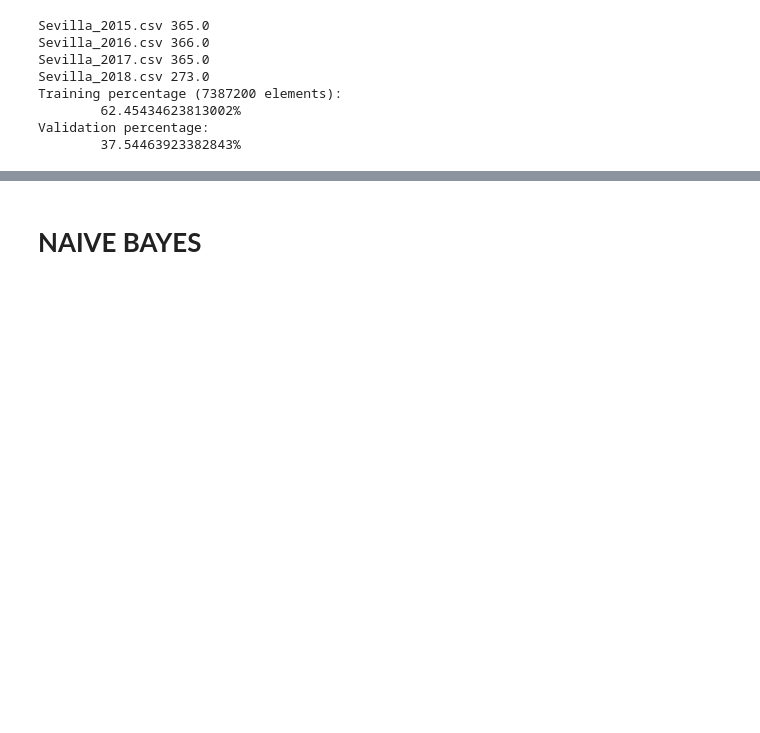
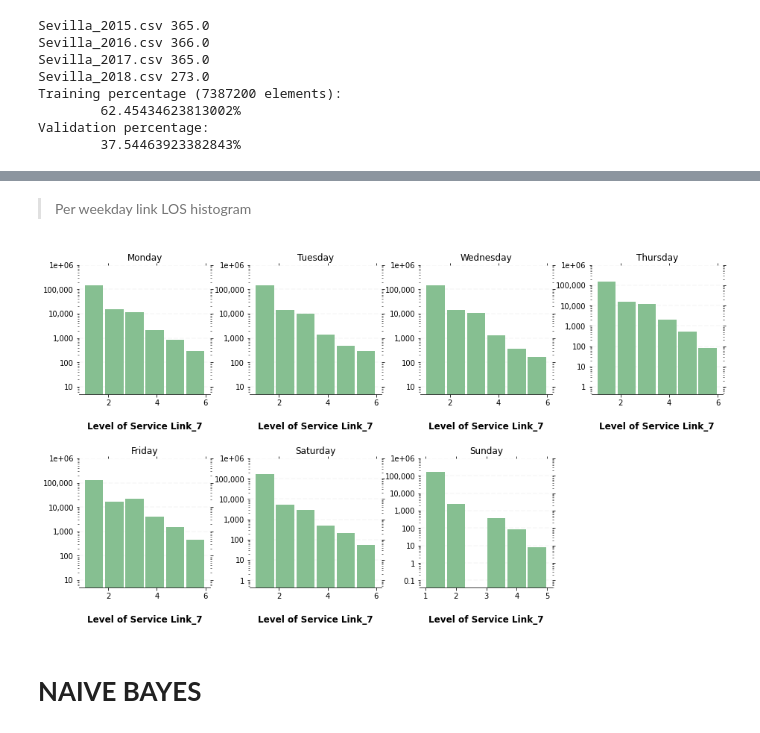
Before and after one commit to 4datascience/Traffic, a Jupyter notebook: Feature_engineering.ipynb, the cells around one changed output, grey strips where cells are left out. Saved outputs shown, nothing was run; the diff lists cells and outputs as text; code cells hidden in the pictures; blank space fills up the shorter version.

```diff
--- a/Feature_engineering.ipynb
+++ b/Feature_engineering.ipynb
@@ -58,0 +92,7 @@ Validation percentage:
+# %%
+training_df = pd.read_csv(f'/content/drive/MyDrive/Traffic/data/intermediate/Sevilla_Naive_Bayes_{PREDICTED_MINUTES_AHEAD}m_training.csv')
+training_df["date"] = pd.to_datetime(training_df["date"], format='%Y-%m-%d %H:%M:%S')
+training_df = training_df.set_index("date")
+validation_df = pd.read_csv(f'/content/drive/MyDrive/Traffic/data/intermediate/Sevilla_Naive_Bayes_{PREDICTED_MINUTES_AHEAD}m_validating.csv')
+validation_df["date"] = pd.to_datetime(validation_df["date"], format='%Y-%m-%d %H:%M:%S')
+validation_df = validation_df.set_index("date")
@@ -59,3 +113,45 @@ Validation percentage:
+# %% [markdown]
+> Per weekday link LOS histogram
+# %%
+LINK = 7
+base_df=training_df[training_df['link_id']==LINK]
+plot_df = pd.merge(base_df['LOS_dep'],
+pd.DataFrame(list(base_df.index.weekday), index=base_df.index, columns=['weekday']), left_index=True, right_index=True)
+
+# Plot histogram LOS per weekday
+ax = plot_df.hist(column='LOS_dep', by=plot_df['weekday'], bins=6, log=True, grid=False, layout=(2,4), figsize=(15,8), color='#86bf91', zorder=2, rwidth=0.9)
+
+for x_col in ax:
+    for x in x_col:
+        if x.get_title() != '':
+            # Despine
+            x.spines['right'].set_visible(False)
+            x.spines['top'].set_visible(False)
+            x.spines['left'].set_visible(False)
+
+            # Switch off ticks
+            x.tick_params(axis="both", which="both", bottom="off", top="off", labelbottom="on", left="off", right="off", labelleft="on")
+
+            # Draw horizontal axis lines
+            vals = x.get_yticks()
+            for tick in vals:
+                x.axhline(y=tick, linestyle='dashed', alpha=0.4, color='#eeeeee', zorder=1)
+
+            # Set y-lim
+            x.set_ylim(top=1e6)
+
+            # Set x-axis label
+            x.set_xlabel(f"Level of Service Link_{LINK}", labelpad=20, weight='bold', size=12)
+
+            # Format y-axis label
+            x.yaxis.set_major_formatter(StrMethodFormatter('{x:,g}'))
+
+            # Set title
+            x.set_title(calendar.day_name[int(x.get_title())])
+
+            x.tick_params(axis='x', rotation=0)
+# %% [output]
+[figure, added]
 # %% [markdown]
 # **NAIVE BAYES**
 # %% [markdown]
```
Also changed, not shown: parts of 23 cells of this notebook.
